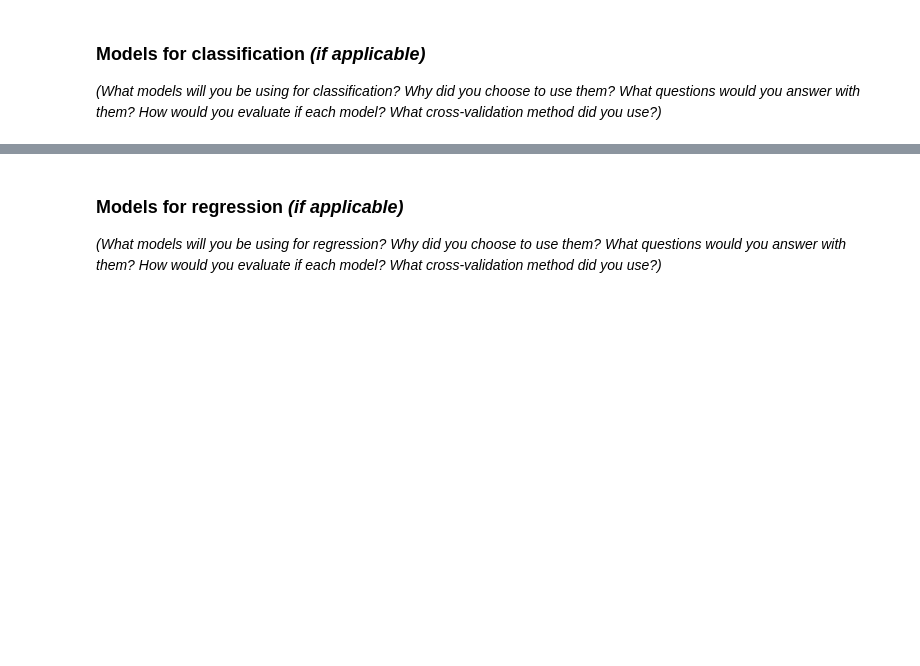
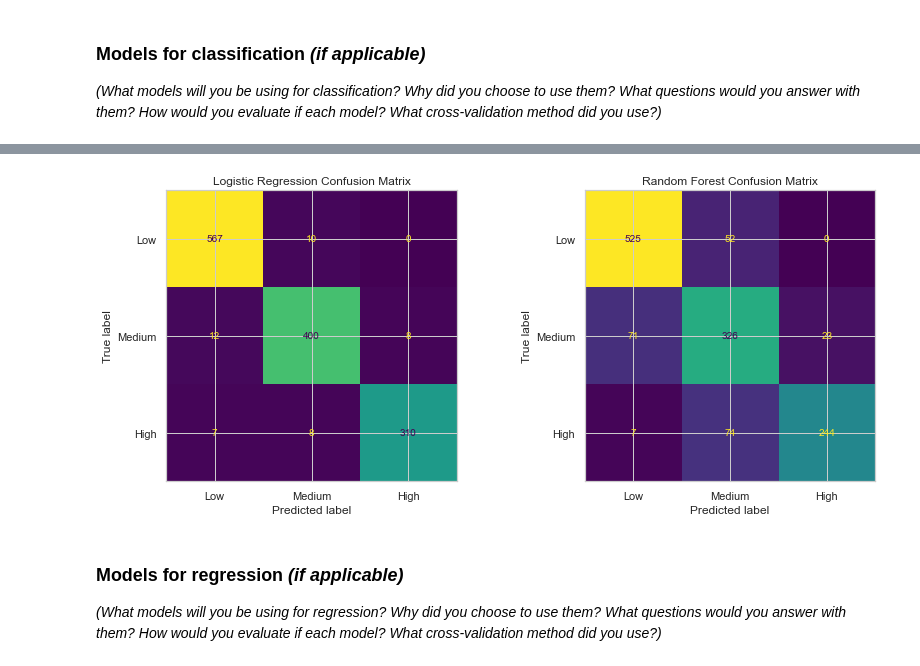
Before and after one commit to MintMena/CMSE381-Project, a Jupyter notebook: CMSE381-Project.ipynb, the cells around one changed output, grey strips where cells are left out. Saved outputs shown, nothing was run; the diff lists cells and outputs as text; code cells hidden in the pictures; blank space fills up the shorter version.

```diff
--- a/CMSE381-Project.ipynb
+++ b/CMSE381-Project.ipynb
@@ -116,0 +235,12 @@ _(What models will you be using for classification? Why did you choose to use th
+# %%
+# Logistic Regression Cross-Validation
+cv = StratifiedKFold(n_splits=10, shuffle=True, random_state=381)
+logit_cv_scores = cross_val_score(
+    logit_pipe,
+    X_class_raw,
+    y_class,
+    cv=cv,
+    scoring="accuracy"
+)
+
+print("10-fold CV Accuracy (Logistic):", round(logit_cv_scores.mean(), 4))
@@ -117,3 +307,29 @@ _(What models will you be using for classification? Why did you choose to use th
+# %%
+# Confusion Matrices
+
+fig, axes = plt.subplots(1, 2, figsize=(12, 5))
+
+cm_logit = confusion_matrix(y_test, y_pred_logit, labels=["Low", "Medium", "High"])
+disp1 = ConfusionMatrixDisplay(
+    confusion_matrix=cm_logit,
+    display_labels=["Low", "Medium", "High"]
+)
+disp1.plot(ax=axes[0], colorbar=False)
+axes[0].set_title("Logistic Regression Confusion Matrix")
+
+cm_rf = confusion_matrix(y_test, y_pred_rf, labels=["Low", "Medium", "High"])
+disp2 = ConfusionMatrixDisplay(
+    confusion_matrix=cm_rf,
+    display_labels=["Low", "Medium", "High"]
+)
+disp2.plot(ax=axes[1], colorbar=False)
+axes[1].set_title("Random Forest Confusion Matrix")
+
+plt.tight_layout()
+plt.savefig("fig_classification_confusion_matrices.png", dpi=150, bbox_inches="tight")
+plt.show()
+# %% [output]
+[figure, added]
 # %% [markdown]
 ### Models for regression _(if applicable)_
 _(What models will you be using for regression? Why did you choose to use them? What questions would you answer with them? How would you evaluate if each model? What cross-validation method did you use?)_
```
Also changed, not shown: parts of 23 cells of this notebook.
